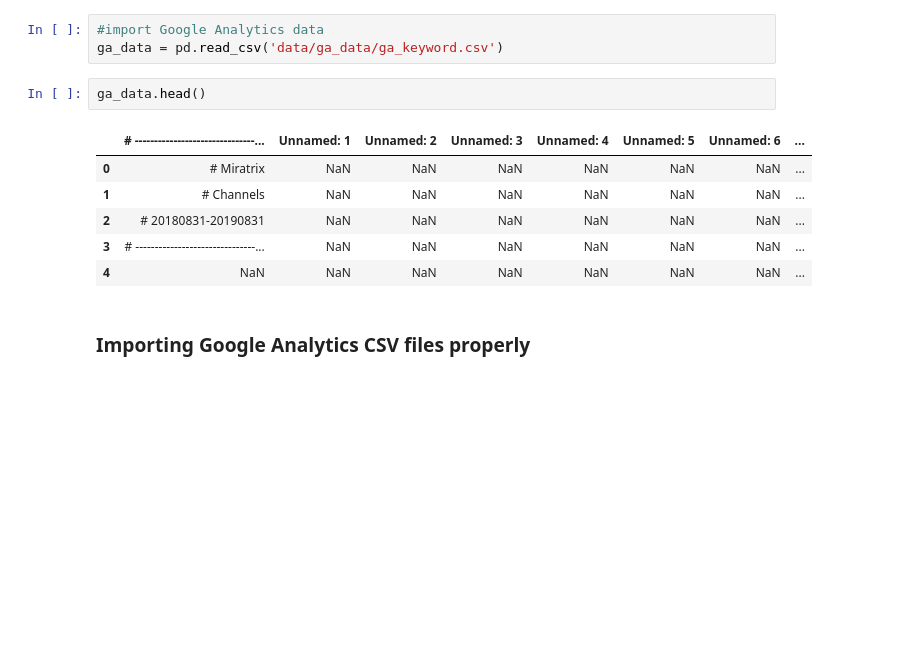
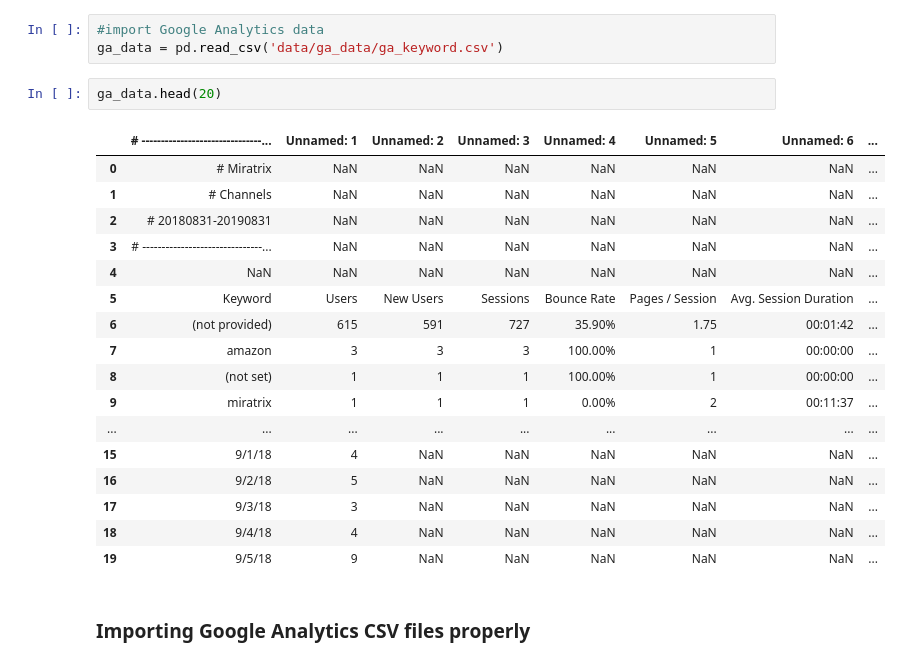
Before and after one commit to yfundorac/python-for-marketing-course, a Jupyter notebook: 2. Loading and Exploring your Data.ipynb, the cells around one changed output. Drawn from its saved outputs; the diff is of its cells as text; blank space fills up the shorter version.

Commit message:
cleaned, wrangled and joined data

```diff
--- a/2. Loading and Exploring your Data.ipynb
+++ b/2. Loading and Exploring your Data.ipynb
@@ -27,14 +27,25 @@ from pytrends.request import TrendReq # Load PyTrends library for accessing Goog
 #import Google Analytics data
 ga_data = pd.read_csv('data/ga_data/ga_keyword.csv')
 # %%
-ga_data.head()
+ga_data.head(20)
 # %% [output]
 |  | # -------------------------------... | Unnamed: 1 | Unnamed: 2 | Unnamed: 3 | Unnamed: 4 | Unnamed: 5 | Unnamed: 6 | ... |
 | 0 | # Miratrix | NaN | NaN | NaN | NaN | NaN | NaN | ... |
 | 1 | # Channels | NaN | NaN | NaN | NaN | NaN | NaN | ... |
 | 2 | # 20180831-20190831 | NaN | NaN | NaN | NaN | NaN | NaN | ... |
 | 3 | # -------------------------------... | NaN | NaN | NaN | NaN | NaN | NaN | ... |
 | 4 | NaN | NaN | NaN | NaN | NaN | NaN | NaN | ... |
+| 5 | Keyword | Users | New Users | Sessions | Bounce Rate | Pages / Session | Avg. Session Duration | ... |
+| 6 | (not provided) | 615 | 591 | 727 | 35.90% | 1.75 | 00:01:42 | ... |
+| 7 | amazon | 3 | 3 | 3 | 100.00% | 1 | 00:00:00 | ... |
+| 8 | (not set) | 1 | 1 | 1 | 100.00% | 1 | 00:00:00 | ... |
+| 9 | miratrix | 1 | 1 | 1 | 0.00% | 2 | 00:11:37 | ... |
+| ... | ... | ... | ... | ... | ... | ... | ... | ... |
+| 15 | 9/1/18 | 4 | NaN | NaN | NaN | NaN | NaN | ... |
+| 16 | 9/2/18 | 5 | NaN | NaN | NaN | NaN | NaN | ... |
+| 17 | 9/3/18 | 3 | NaN | NaN | NaN | NaN | NaN | ... |
+| 18 | 9/4/18 | 4 | NaN | NaN | NaN | NaN | NaN | ... |
+| 19 | 9/5/18 | 9 | NaN | NaN | NaN | NaN | NaN | ... |
 # %% [markdown]
 ### Importing Google Analytics CSV files properly
 # %% [markdown]
```
Also changed, not shown: parts of 7 cells of this notebook, 1 other file.
